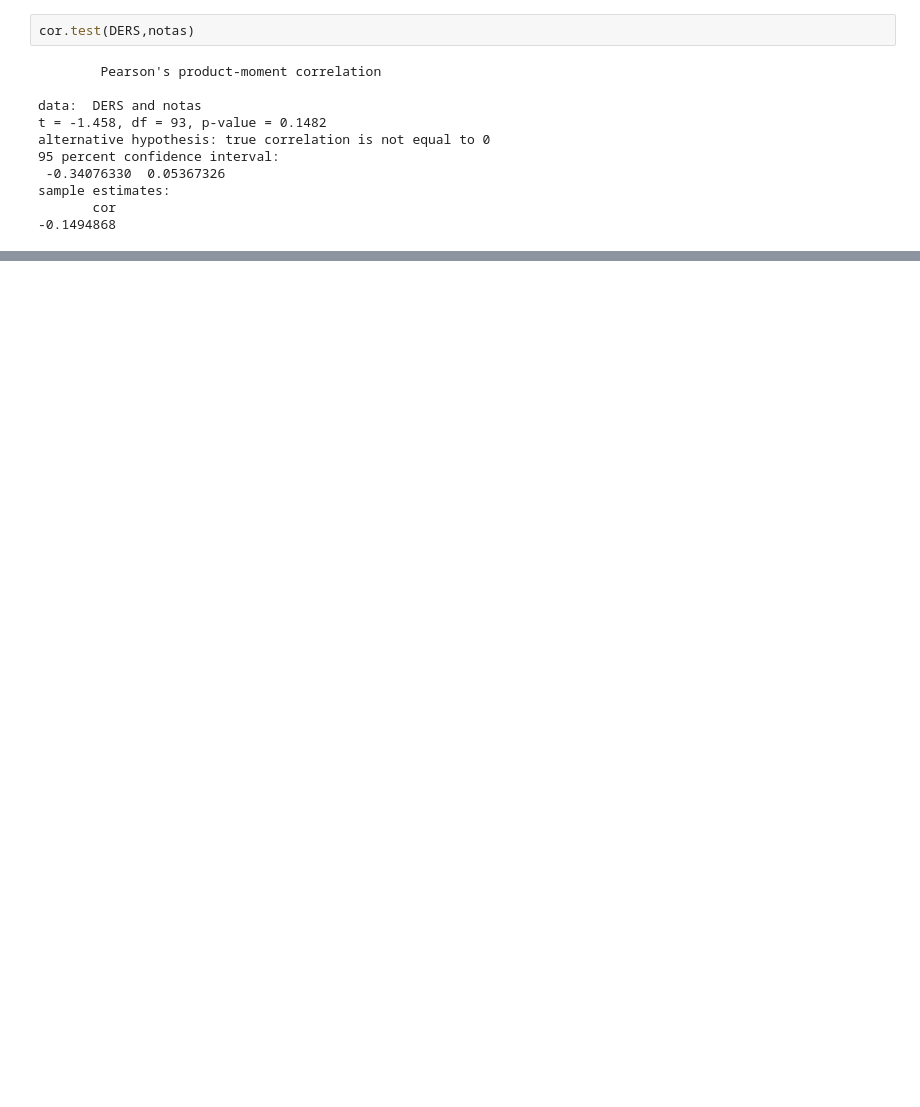
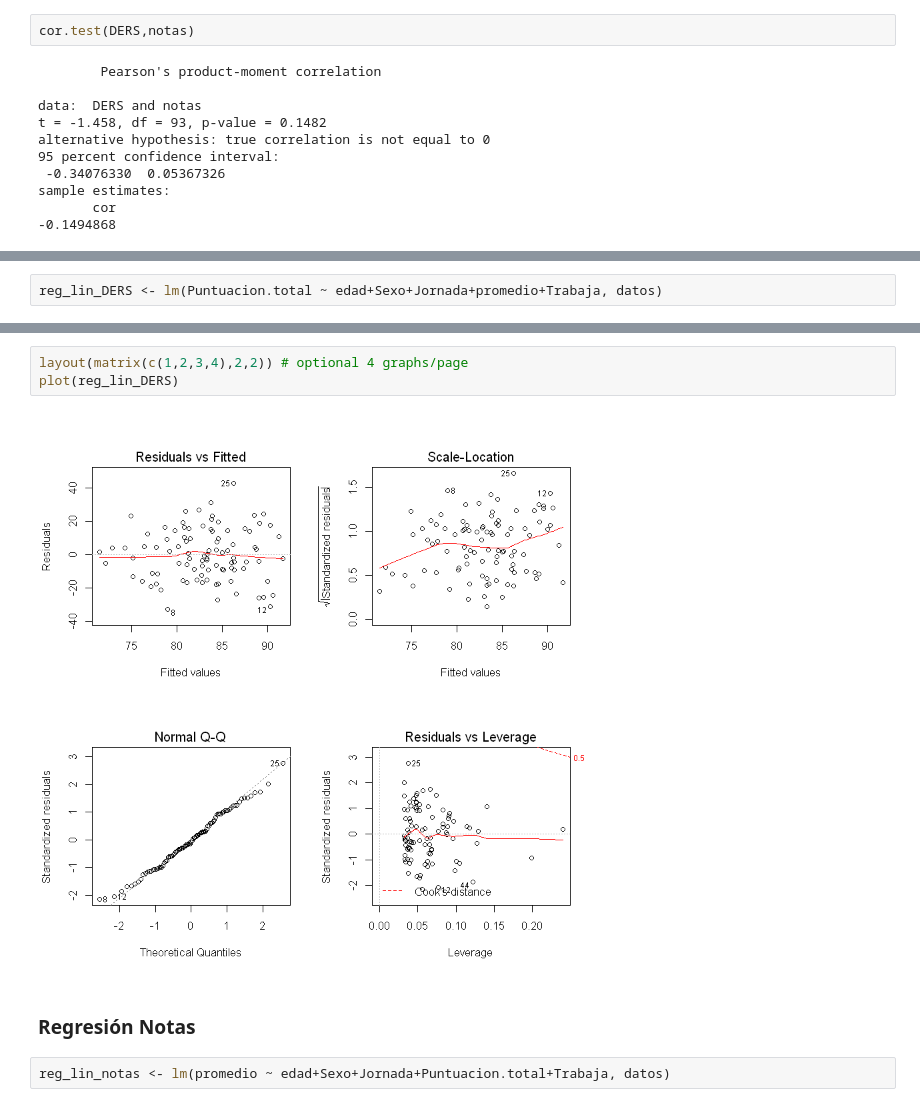
Before and after one commit to Yagwar/Proyectos, a Jupyter notebook: Analisis Mónica Montaño.ipynb, the cells around one changed output, grey strips where cells are left out. Cells and saved outputs as stored; diff of their text form; blank space fills up the shorter version.

```diff
--- a/Analisis Mónica Montaño.ipynb
+++ b/Analisis Mónica Montaño.ipynb
@@ -60,0 +113,2 @@ lines(density(notas[datos$Sexo=="M"]), col="green")
+# %%
+reg_lin_DERS <- lm(Puntuacion.total ~ edad+Sexo+Jornada+promedio+Trabaja, datos)
@@ -60,0 +135,9 @@ lines(density(notas[datos$Sexo=="M"]), col="green")
+# %%
+layout(matrix(c(1,2,3,4),2,2)) # optional 4 graphs/page
+plot(reg_lin_DERS)
+# %% [output]
+[figure, added]
+# %% [markdown]
+### Regresión Notas
+# %%
+reg_lin_notas <- lm(promedio ~ edad+Sexo+Jornada+Puntuacion.total+Trabaja, datos)
```
Also changed, not shown: parts of 24 cells of this notebook.
